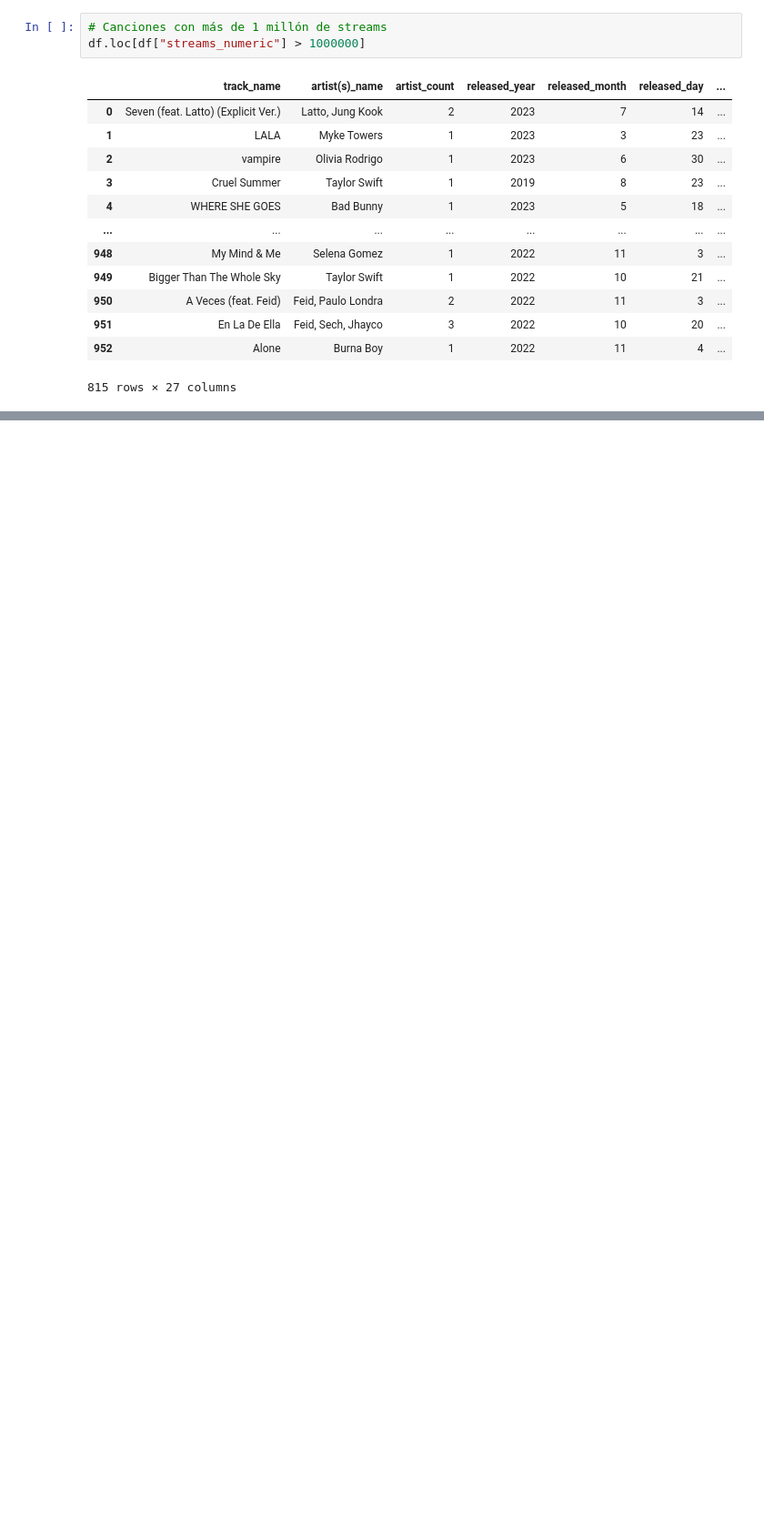
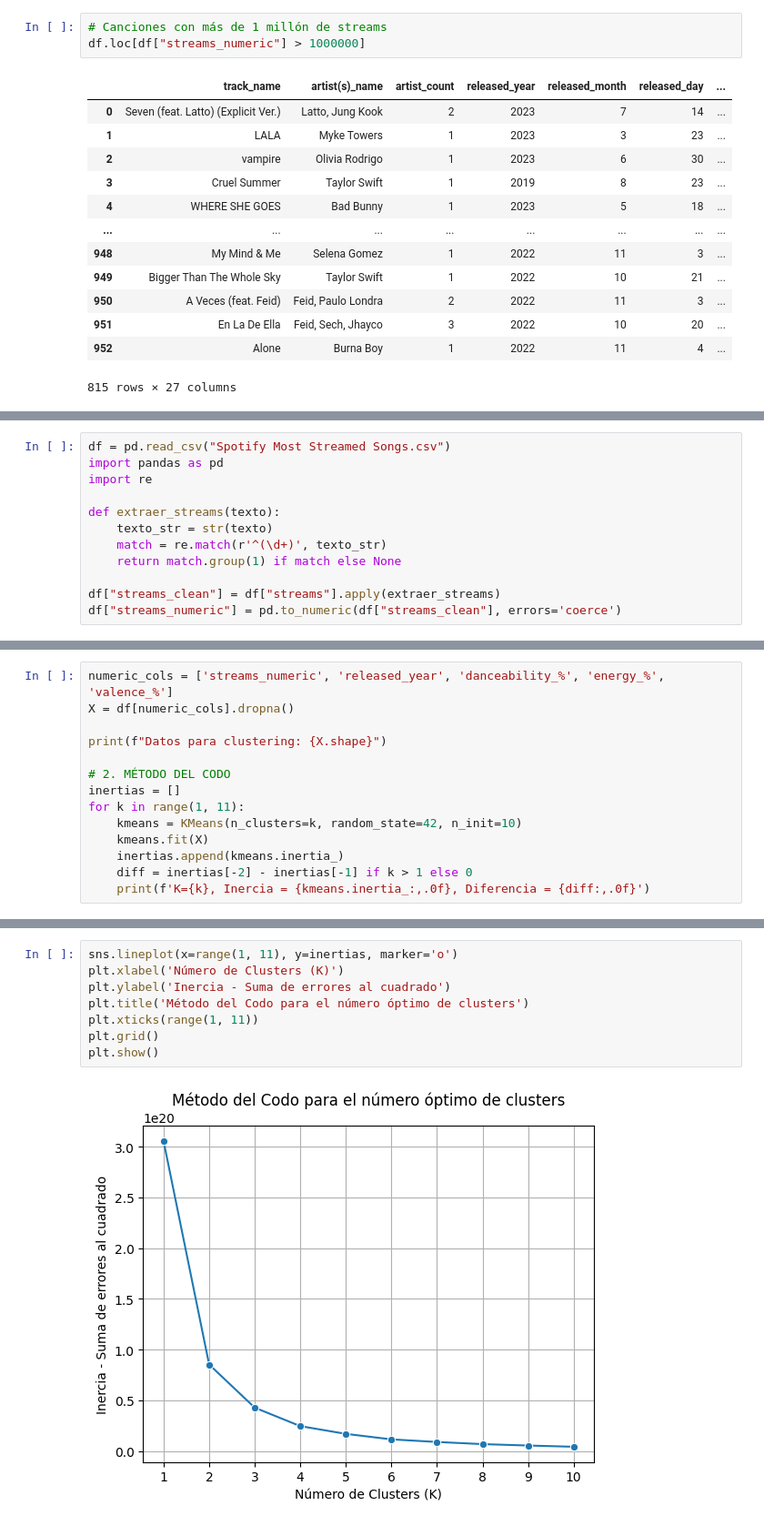
Before and after one commit to a01754324-prog/SemanaTec, a Jupyter notebook: main.ipynb, the cells around one changed output, grey strips where cells are left out. Shown at 91% size. Cells and saved outputs as stored; diff of their text form; blank space fills up the shorter version.

Commit message:
Realización de Kmeans

```diff
--- a/main.ipynb
+++ b/main.ipynb
@@ -384,0 +393,12 @@ df.loc[~(df["artist(s)_name"] == "Artista X"),
+# %%
+df = pd.read_csv("Spotify Most Streamed Songs.csv")
+import pandas as pd
+import re
+
+def extraer_streams(texto):
+    texto_str = str(texto)
+    match = re.match(r'^(\d+)', texto_str)
+    return match.group(1) if match else None
+
+df["streams_clean"] = df["streams"].apply(extraer_streams)
+df["streams_numeric"] = pd.to_numeric(df["streams_clean"], errors='coerce')
@@ -384,0 +430,14 @@ df.loc[~(df["artist(s)_name"] == "Artista X"),
+# %%
+numeric_cols = ['streams_numeric', 'released_year', 'danceability_%', 'energy_%', 'valence_%']
+X = df[numeric_cols].dropna()
+
+print(f"Datos para clustering: {X.shape}")
+
+# 2. MÉTODO DEL CODO
+inertias = []
+for k in range(1, 11):
+    kmeans = KMeans(n_clusters=k, random_state=42, n_init=10)
+    kmeans.fit(X)
+    inertias.append(kmeans.inertia_)
+    diff = inertias[-2] - inertias[-1] if k > 1 else 0
+    print(f'K={k}, Inercia = {kmeans.inertia_:,.0f}, Diferencia = {diff:,.0f}')
@@ -384,0 +456,10 @@ df.loc[~(df["artist(s)_name"] == "Artista X"),
+# %%
+sns.lineplot(x=range(1, 11), y=inertias, marker='o')
+plt.xlabel('Número de Clusters (K)')
+plt.ylabel('Inercia - Suma de errores al cuadrado')
+plt.title('Método del Codo para el número óptimo de clusters')
+plt.xticks(range(1, 11))
+plt.grid()
+plt.show()
+# %% [output]
+[figure, added]
```
Also changed, not shown: parts of 15 cells of this notebook.
